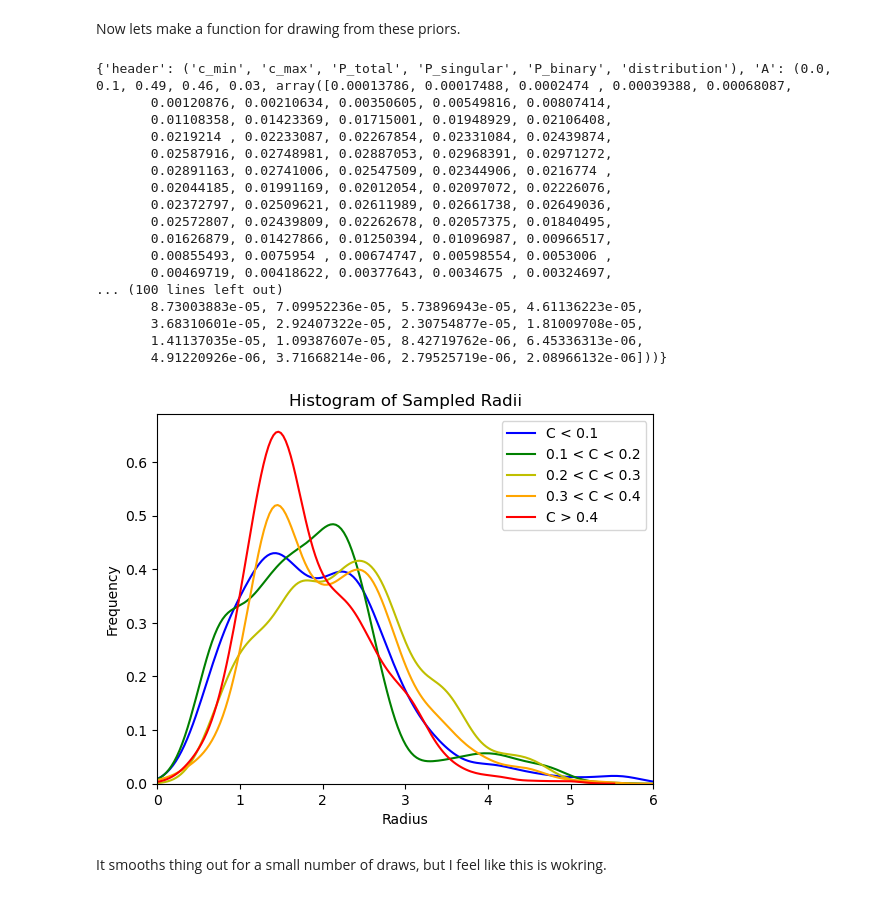
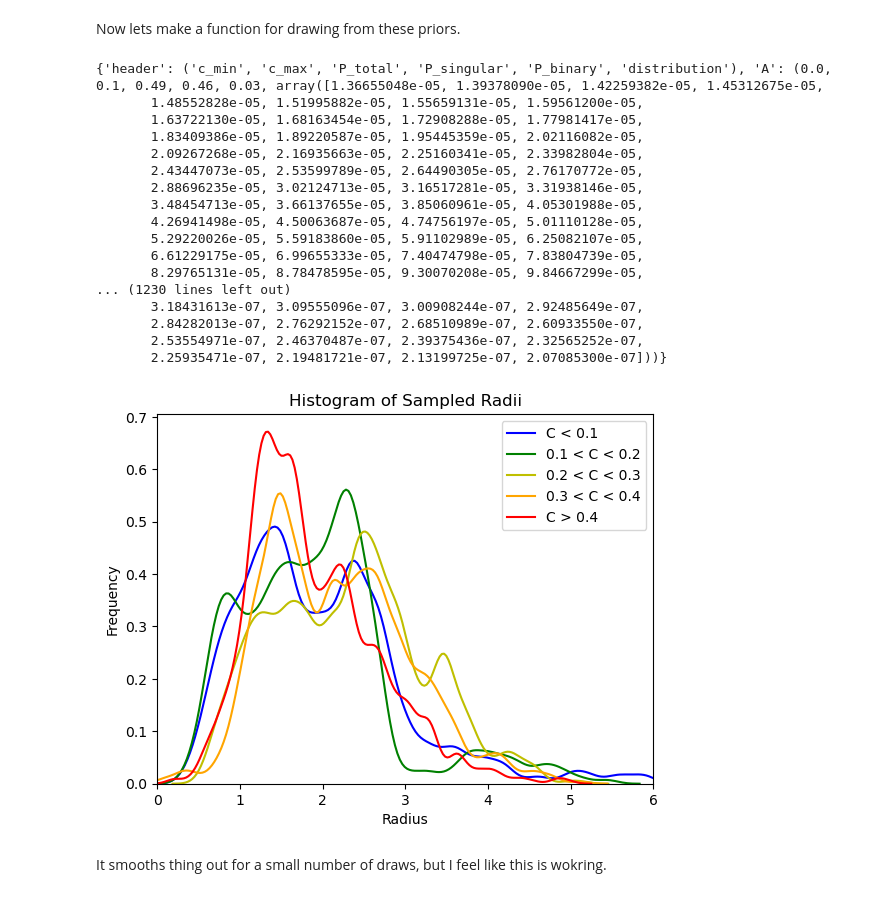
Before and after one commit to AmberLee2427/Exoplanet-Archive-Investigations, a Jupyter notebook: toy_universe.ipynb, the cells around one changed output. Saved outputs shown, nothing was run; the diff lists cells and outputs as text; code cells hidden in the pictures.

```diff
--- a/toy_universe.ipynb
+++ b/toy_universe.ipynb
@@ -108,7 +108,7 @@ import matplotlib.pyplot as plt
 import numpy as np
 
 # Generate x values for the fitted curve
-R = np.linspace(0, 6, 100)
+R = np.linspace(0, 6, 1000)
 # %%
 # Load the data from the CSV file
 df = pd.read_csv("Rice26F4-04.csv", header=0, skipinitialspace=True)
@@ -329,23 +331,23 @@ radius_prior_stats['F'] = (0.4, 1.0, 0.20, 0.02, 0.18, F)
 
 print(radius_prior_stats)
 # %% [output]
-{'header': ('c_min', 'c_max', 'P_total', 'P_singular', 'P_binary', 'distribution'), 'A': (0.0, 0.1, 0.49, 0.46, 0.03, array([0.00013786, 0.00017488, 0.0002474 , 0.00039388, 0.00068087,
-       0.00120876, 0.00210634, 0.00350605, 0.00549816, 0.00807414,
-       0.01108358, 0.01423369, 0.01715001, 0.01948929, 0.02106408,
-       0.0219214 , 0.02233087, 0.02267854, 0.02331084, 0.02439874,
-       0.02587916, 0.02748981, 0.02887053, 0.02968391, 0.02971272,
-       0.02891163, 0.02741006, 0.02547509, 0.02344906, 0.0216774 ,
-       0.02044185, 0.01991169, 0.02012054, 0.02097072, 0.02226076,
-       0.02372797, 0.02509621, 0.02611989, 0.02661738, 0.02649036,
-       0.02572807, 0.02439809, 0.02262678, 0.02057375, 0.01840495,
-       0.01626879, 0.01427866, 0.01250394, 0.01096987, 0.00966517,
-       0.00855493, 0.0075954 , 0.00674747, 0.00598554, 0.0053006 ,
-       0.00469719, 0.00418622, 0.00377643, 0.0034675 , 0.00324697,
-... (100 lines left out)
-       8.73003883e-05, 7.09952236e-05, 5.73896943e-05, 4.61136223e-05,
-       3.68310601e-05, 2.92407322e-05, 2.30754877e-05, 1.81009708e-05,
-       1.41137035e-05, 1.09387607e-05, 8.42719762e-06, 6.45336313e-06,
-       4.91220926e-06, 3.71668214e-06, 2.79525719e-06, 2.08966132e-06]))}
+{'header': ('c_min', 'c_max', 'P_total', 'P_singular', 'P_binary', 'distribution'), 'A': (0.0, 0.1, 0.49, 0.46, 0.03, array([1.36655048e-05, 1.39378090e-05, 1.42259382e-05, 1.45312675e-05,
+       1.48552828e-05, 1.51995882e-05, 1.55659131e-05, 1.59561200e-05,
+       1.63722130e-05, 1.68163454e-05, 1.72908288e-05, 1.77981417e-05,
+       1.83409386e-05, 1.89220587e-05, 1.95445359e-05, 2.02116082e-05,
+       2.09267268e-05, 2.16935663e-05, 2.25160341e-05, 2.33982804e-05,
+       2.43447073e-05, 2.53599789e-05, 2.64490305e-05, 2.76170772e-05,
+       2.88696235e-05, 3.02124713e-05, 3.16517281e-05, 3.31938146e-05,
+       3.48454713e-05, 3.66137655e-05, 3.85060961e-05, 4.05301988e-05,
+       4.26941498e-05, 4.50063687e-05, 4.74756197e-05, 5.01110128e-05,
+       5.29220026e-05, 5.59183860e-05, 5.91102989e-05, 6.25082107e-05,
+       6.61229175e-05, 6.99655333e-05, 7.40474798e-05, 7.83804739e-05,
+       8.29765131e-05, 8.78478595e-05, 9.30070208e-05, 9.84667299e-05,
+... (1230 lines left out)
+       3.18431613e-07, 3.09555096e-07, 3.00908244e-07, 2.92485649e-07,
+       2.84282013e-07, 2.76292152e-07, 2.68510989e-07, 2.60933550e-07,
+       2.53554971e-07, 2.46370487e-07, 2.39375436e-07, 2.32565252e-07,
+       2.25935471e-07, 2.19481721e-07, 2.13199725e-07, 2.07085300e-07]))}
 # %%
 def radius_prior_draw(C, n):
     '''draw from the radius prior given the gap complexity
@@ -396,26 +398,27 @@ def radius_prior_draw(C, n):
 # %%
 import seaborn as sns
 
 samples_A = radius_prior_draw(0.05, 1000)
 samples_B = radius_prior_draw(0.15, 1000)
 samples_D = radius_prior_draw(0.25, 1000)
 samples_E = radius_prior_draw(0.35, 1000)
 samples_F = radius_prior_draw(0.45, 1000)
 
 # Plot KDE for each sample set
-sns.kdeplot(samples_A, label='C < 0.1', linewidth=1.5, color='b')
-sns.kdeplot(samples_B, label='0.1 < C < 0.2', linewidth=1.5, color='g')
-sns.kdeplot(samples_D, label='0.2 < C < 0.3', linewidth=1.5, color='y')
-sns.kdeplot(samples_E, label='0.3 < C < 0.4', linewidth=1.5, color='orange')
-sns.kdeplot(samples_F, label='C > 0.4', linewidth=1.5, color='r')
+bw = 0.5
+sns.kdeplot(samples_A, label='C < 0.1', linewidth=1.5, color='b', bw_adjust=bw)
+sns.kdeplot(samples_B, label='0.1 < C < 0.2', linewidth=1.5, color='g', bw_adjust=bw)
+sns.kdeplot(samples_D, label='0.2 < C < 0.3', linewidth=1.5, color='y', bw_adjust=bw)
+sns.kdeplot(samples_E, label='0.3 < C < 0.4', linewidth=1.5, color='orange', bw_adjust=bw)
+sns.kdeplot(samples_F, label='C > 0.4', linewidth=1.5, color='r', bw_adjust=bw)
 plt.xlabel('Radius')
 plt.ylabel('Frequency')
 plt.title('Histogram of Sampled Radii')
 plt.xlim(0, 6)
 plt.legend()
 plt.show()
 # %% [output]
-[figure, old version]
+[figure, new version]
 # %% [markdown]
 It smooths thing out for a small number of draws, but I feel like this is wokring.
 # %% [markdown]
```
Also changed, not shown: parts of 6 cells of this notebook.
